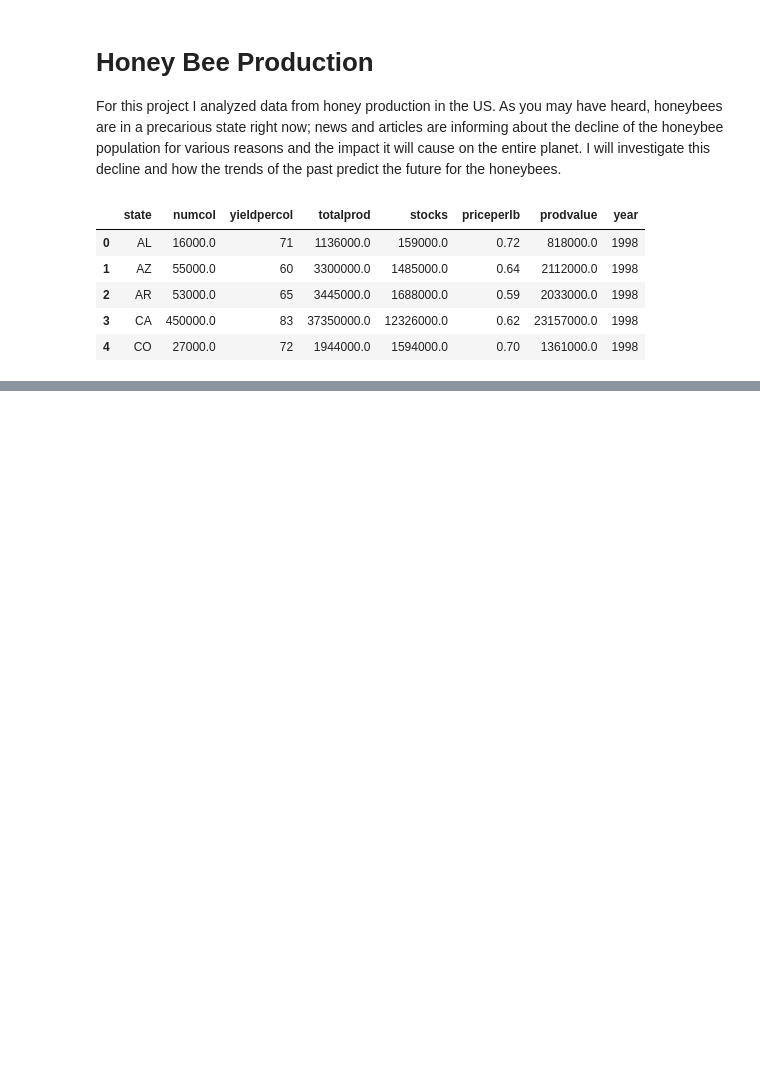
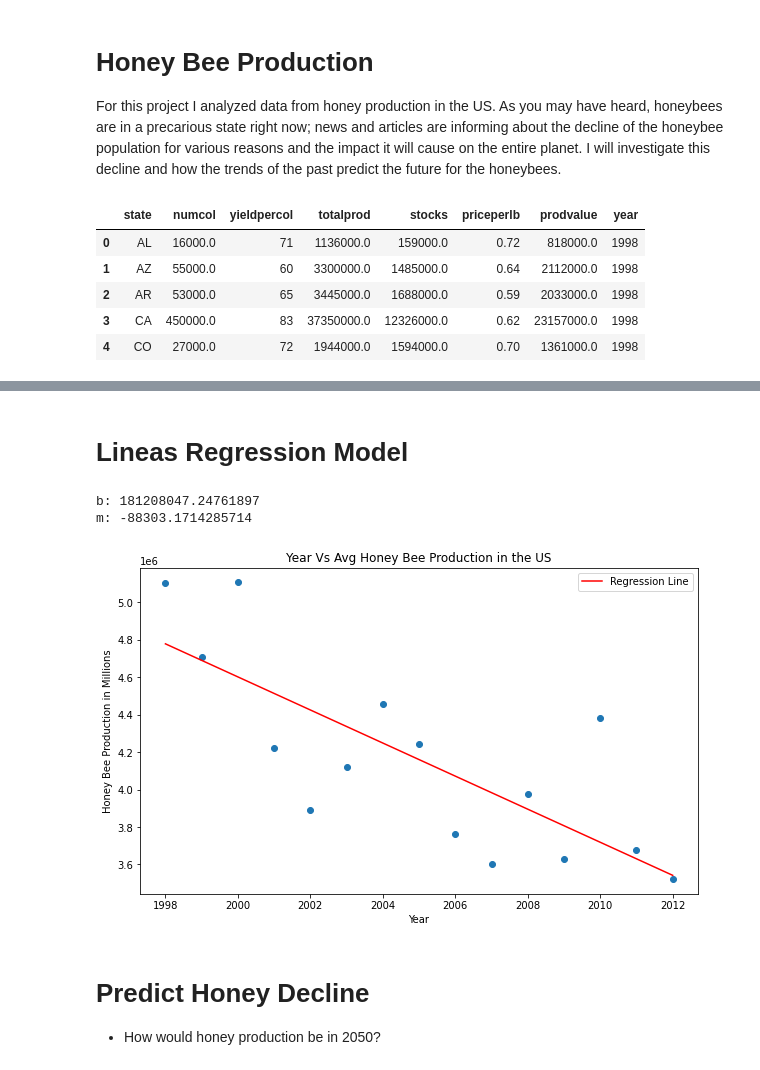
Before and after one commit to princeKike27/Honey-Production, a Jupyter notebook: Honey_Bee_Production.ipynb, the cells around one changed output, grey strips where cells are left out. Saved outputs shown, nothing was run; the diff lists cells and outputs as text; code cells hidden in the pictures; blank space fills up the shorter version.

```diff
--- a/Honey_Bee_Production.ipynb
+++ b/Honey_Bee_Production.ipynb
@@ -24,0 +160,40 @@ df.head()
+# %% [markdown]
+# Lineas Regression Model
+# %%
+# import sklearn module
+from sklearn.linear_model import LinearRegression
+
+# create and fit linear model
+line_fitter = LinearRegression()
+line_fitter.fit(X, y)
+
+# save b and m
+b = line_fitter.intercept_
+m = line_fitter.coef_[0]
+print(f'b: {b}')
+print(f'm: {m}')
+
+# predict y values
+y_predict = line_fitter.predict(X)
+# %% [output]
+b: 181208047.24761897
+m: -88303.1714285714
+# %%
+# plot scatter plot with regression line
+
+f, ax = plt.subplots(figsize=(10, 6))
+
+plt.scatter(X, y)
+plt.xlabel('Year')
+plt.ylabel('Honey Bee Production in Millions')
+plt.title('Year Vs Avg Honey Bee Production in the US')
+
+plt.plot(X, y_predict, color='red', label='Regression Line')
+
+plt.legend()
+plt.show()
+# %% [output]
+[figure, added]
+# %% [markdown]
+# Predict Honey Decline
+- How would honey production be in 2050?
```
Also changed, not shown: parts of 13 cells of this notebook.
